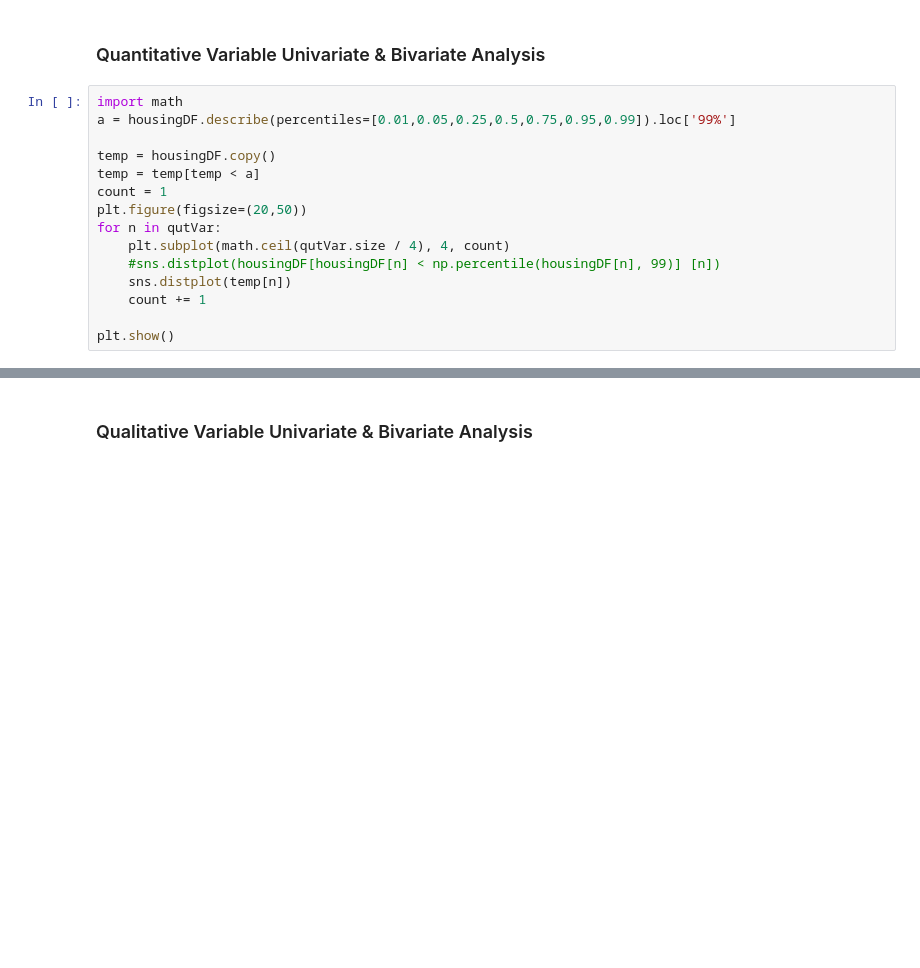
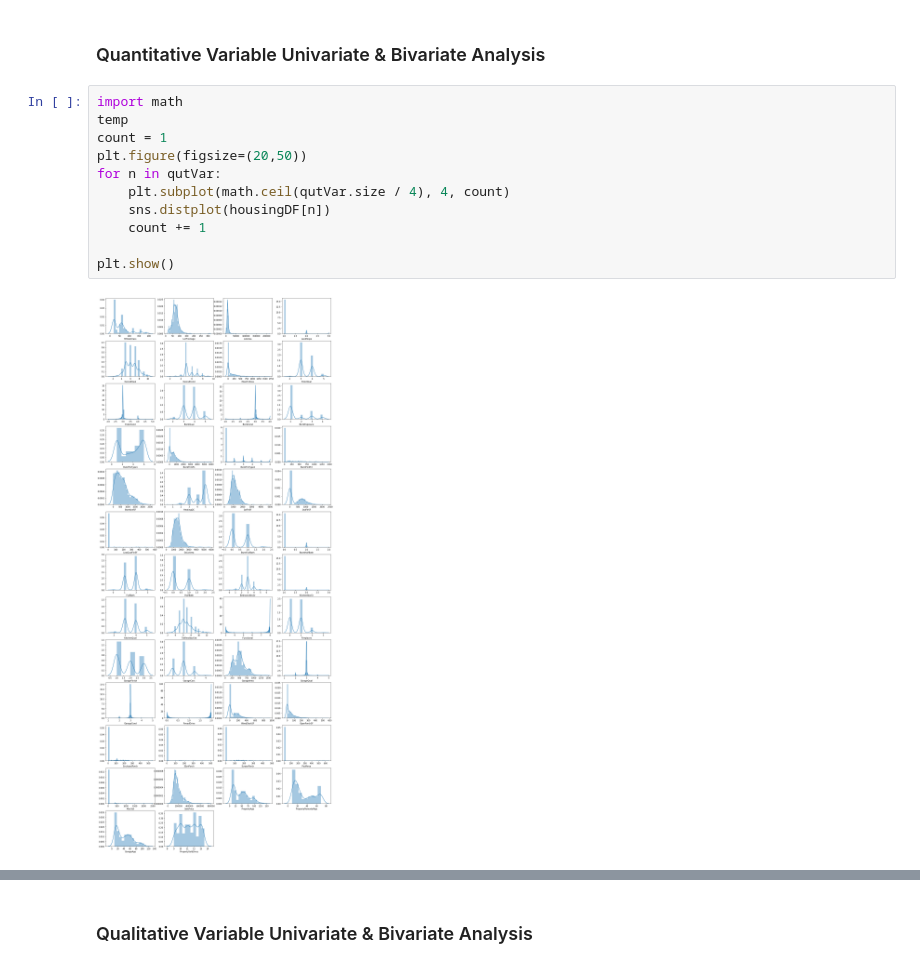
Before and after one commit to ppawar88/DSProject, a Jupyter notebook: Surprise Housing - LR/Surprise Housing - Price Prediction.ipynb, the cells around one changed output, grey strips where cells are left out. Drawn from its saved outputs; the diff is of its cells as text; blank space fills up the shorter version.

```diff
--- a/Surprise Housing - LR/Surprise Housing - Price Prediction.ipynb
+++ b/Surprise Housing - LR/Surprise Housing - Price Prediction.ipynb
@@ -245,16 +483,14 @@ catVar = housingDF.columns[housingDF.dtypes == 'object']
 ### Quantitative Variable Univariate & Bivariate Analysis
 # %%
 import math
-a = housingDF.describe(percentiles=[0.01,0.05,0.25,0.5,0.75,0.95,0.99]).loc['99%']
-
-temp = housingDF.copy()
-temp = temp[temp < a]
+temp
 count = 1
 plt.figure(figsize=(20,50))
 for n in qutVar:
     plt.subplot(math.ceil(qutVar.size / 4), 4, count)
-    #sns.distplot(housingDF[housingDF[n] < np.percentile(housingDF[n], 99)] [n])
-    sns.distplot(temp[n])
+    sns.distplot(housingDF[n])
     count += 1
 
 plt.show()
+# %% [output]
+[figure, added]
```
Also changed, not shown: parts of 64 cells of this notebook.
